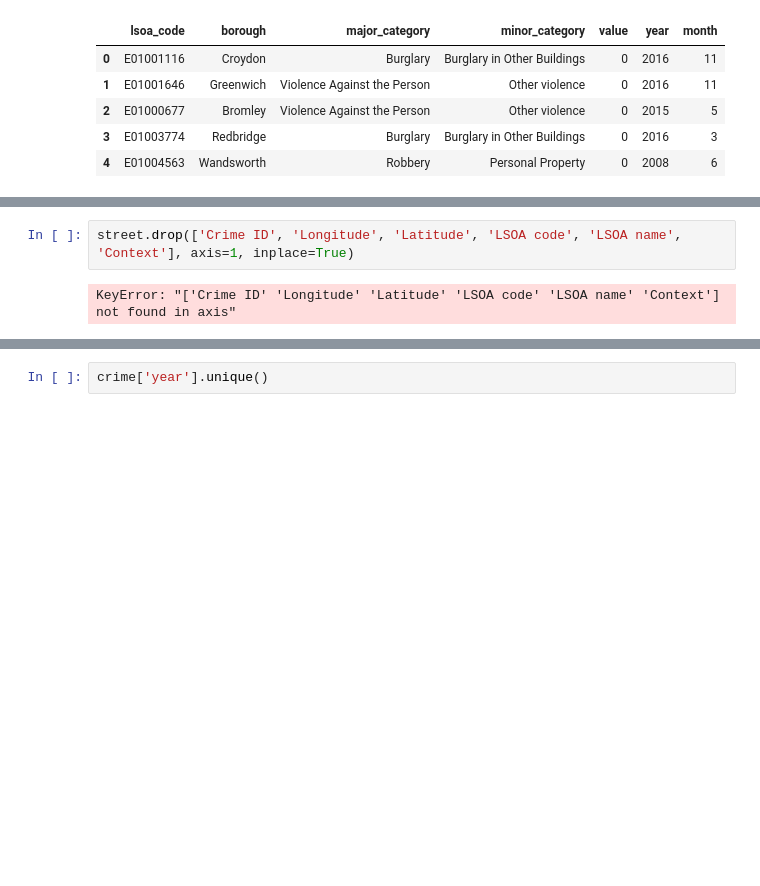
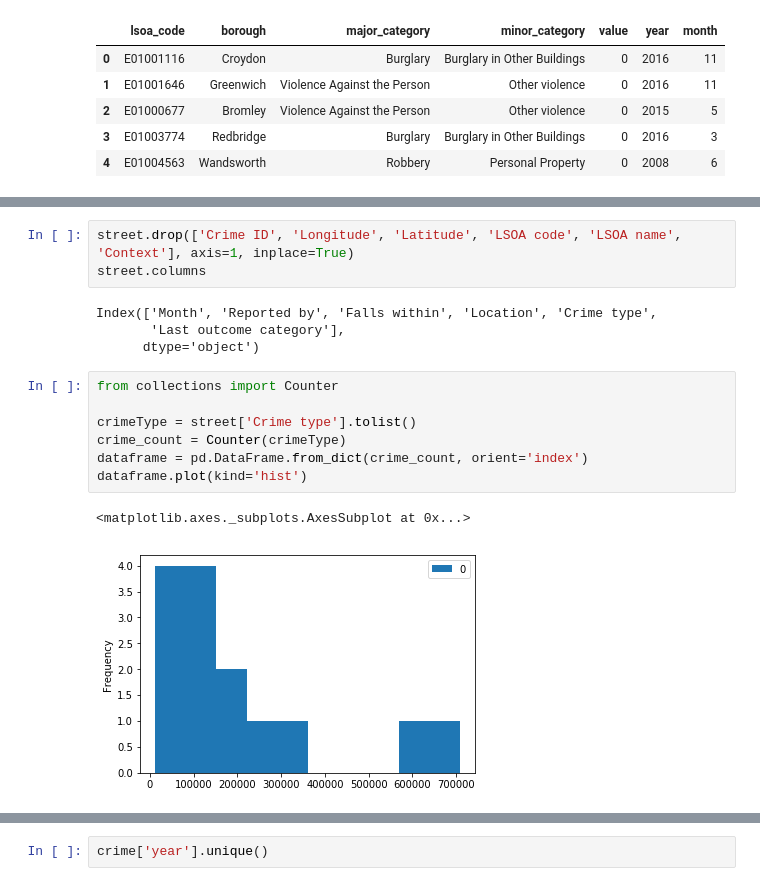
Before and after one commit to ToluAkin/improved-octo-dollop, a Jupyter notebook: capstone.ipynb, the cells around one changed output, grey strips where cells are left out. Cells and saved outputs as stored; diff of their text form; blank space fills up the shorter version.

Commit message:
one data visualization

```diff
--- a/capstone.ipynb
+++ b/capstone.ipynb
@@ -55,4 +69,17 @@ KeyError: "['Latitude' 'Longitude'] not found in axis"
 # %%
 street.drop(['Crime ID', 'Longitude', 'Latitude', 'LSOA code', 'LSOA name', 'Context'], axis=1, inplace=True)
+street.columns
 # %% [output]
-KeyError: "['Crime ID' 'Longitude' 'Latitude' 'LSOA code' 'LSOA name' 'Context'] not found in axis"
+Index(['Month', 'Reported by', 'Falls within', 'Location', 'Crime type',
+       'Last outcome category'],
+      dtype='object')
+# %%
+from collections import Counter
+
+crimeType = street['Crime type'].tolist()
+crime_count = Counter(crimeType)
+dataframe = pd.DataFrame.from_dict(crime_count, orient='index')
+dataframe.plot(kind='hist')
+# %% [output]
+<matplotlib.axes._subplots.AxesSubplot at 0x...>
+[figure, added]
```
Also changed, not shown: parts of 15 cells of this notebook.
